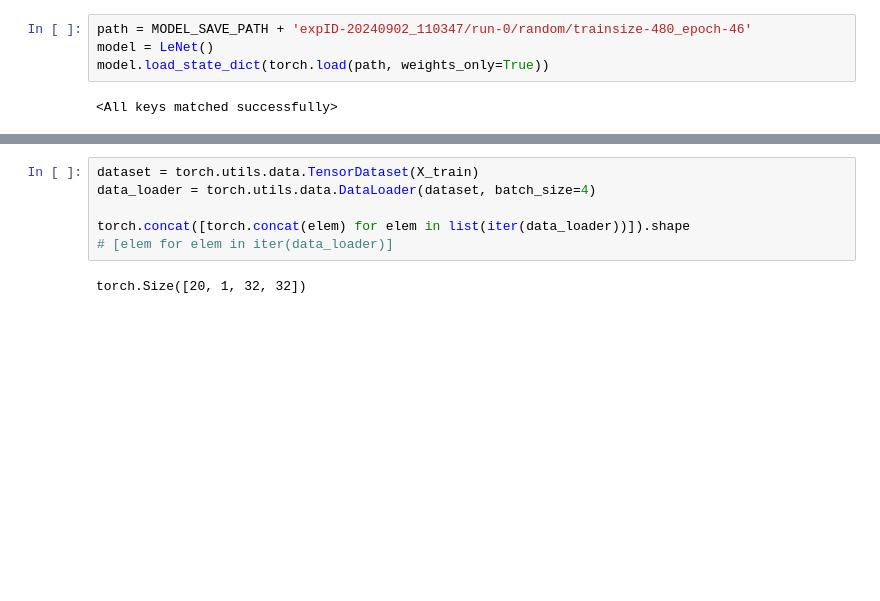
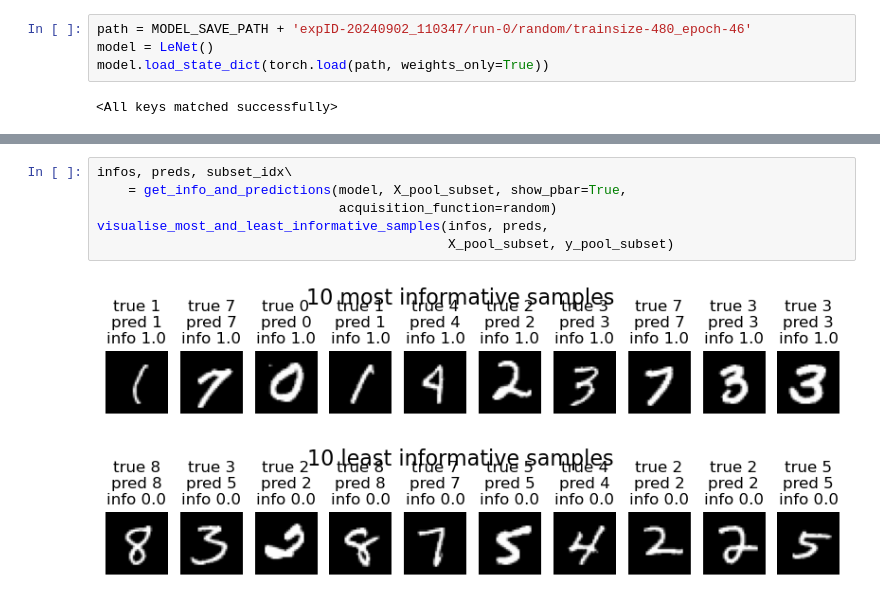
Before and after one commit to pilzpascal/2024s-bsc-practical-work, a Jupyter notebook: Active Learning.ipynb, the cells around one changed output, grey strips where cells are left out. Drawn from its saved outputs; the diff is of its cells as text; blank space fills up the shorter version.

```diff
--- a/Active Learning.ipynb
+++ b/Active Learning.ipynb
@@ -76,8 +91,9 @@ visualise_most_and_least_informative_samples(vals, X_pool_subset, y_pool_subset)
 # %%
-dataset = torch.utils.data.TensorDataset(X_train)
-data_loader = torch.utils.data.DataLoader(dataset, batch_size=4)
-
-torch.concat([torch.concat(elem) for elem in list(iter(data_loader))]).shape
-# [elem for elem in iter(data_loader)]
+infos, preds, subset_idx\
+    = get_info_and_predictions(model, X_pool_subset, show_pbar=True,
+                               acquisition_function=random)
+visualise_most_and_least_informative_samples(infos, preds,
+                                             X_pool_subset, y_pool_subset)
 # %% [output]
-torch.Size([20, 1, 32, 32])
+[figure, added]
+[figure, added]
```
Also changed, not shown: parts of 9 cells of this notebook, 2 other files.
